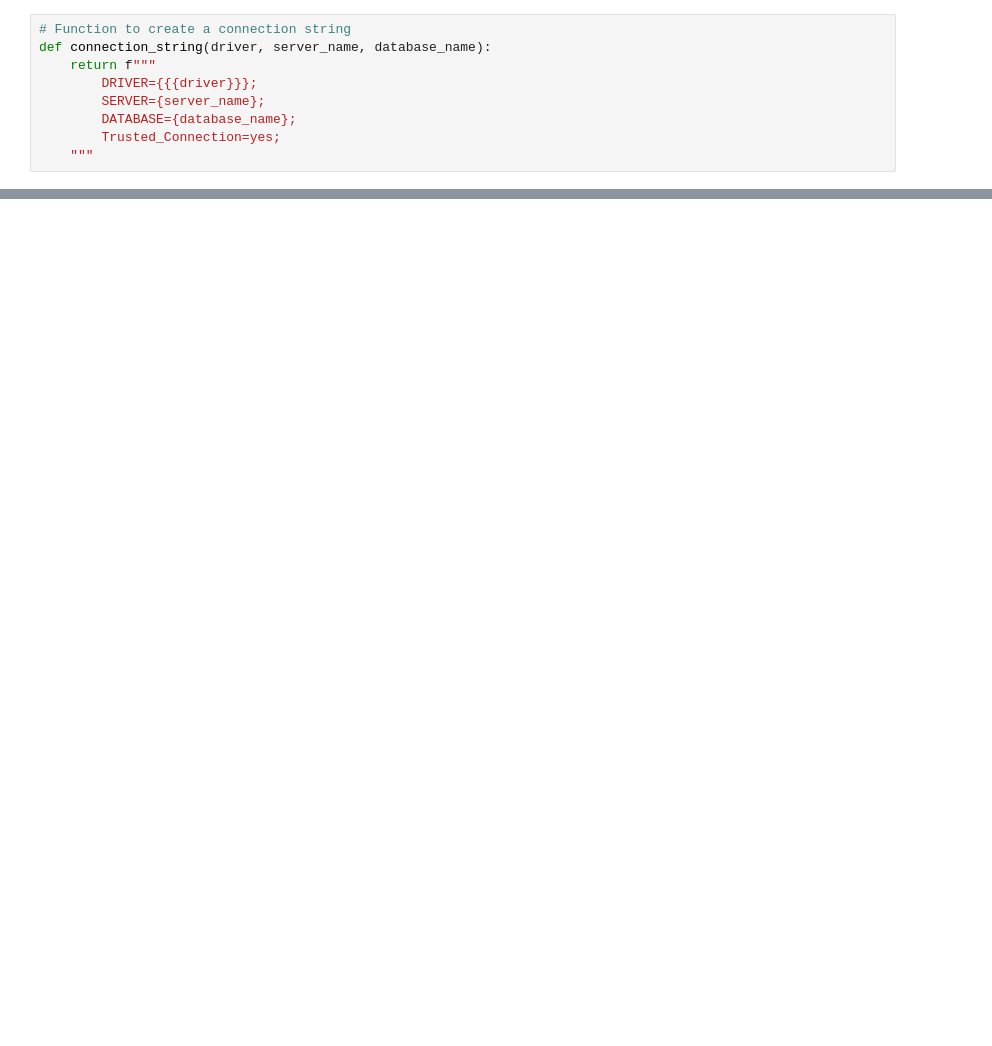
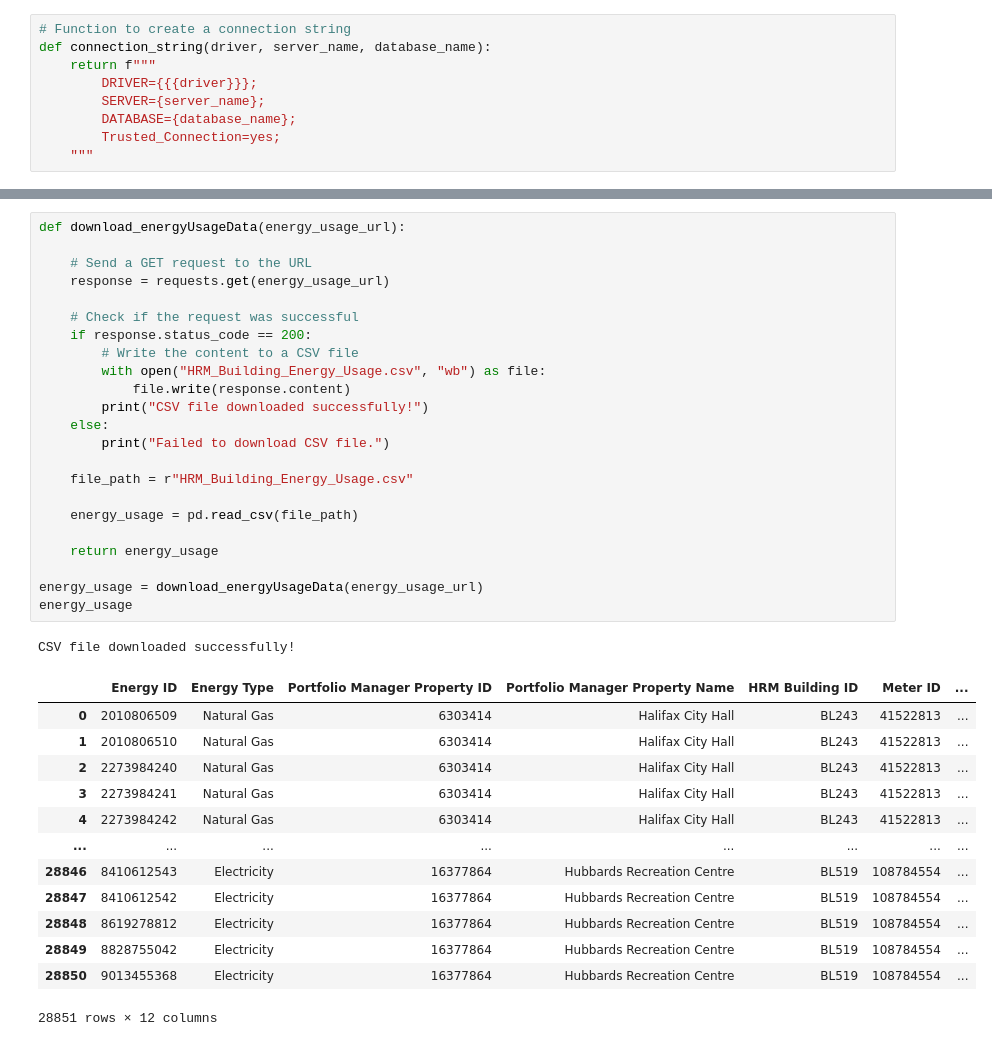
Before and after one commit to ChanyoungLee0476/HRM_EnergyConsumption, a Jupyter notebook: EnergyConsumption.ipynb, the cells around one changed output, grey strips where cells are left out. Drawn from its saved outputs; the diff is of its cells as text; blank space fills up the shorter version.

```diff
--- a/EnergyConsumption.ipynb
+++ b/EnergyConsumption.ipynb
@@ -471,0 +577,38 @@ building_energy
+# %%
+def download_energyUsageData(energy_usage_url):
+
+    # Send a GET request to the URL
+    response = requests.get(energy_usage_url)
+
+    # Check if the request was successful
+    if response.status_code == 200:
+        # Write the content to a CSV file
+        with open("HRM_Building_Energy_Usage.csv", "wb") as file:
+            file.write(response.content)
+        print("CSV file downloaded successfully!")
+    else:
+        print("Failed to download CSV file.")
+
+    file_path = r"HRM_Building_Energy_Usage.csv"
+
+    energy_usage = pd.read_csv(file_path)
+
+    return energy_usage
+
+energy_usage = download_energyUsageData(energy_usage_url)
+energy_usage
+# %% [output]
+CSV file downloaded successfully!
+|  | Energy ID | Energy Type | Portfolio Manager Property ID | Portfolio Manager Property Name | HRM Building ID | Meter ID | ... |
+| 0 | 2010806509 | Natural Gas | 6303414 | Halifax City Hall | BL243 | 41522813 | ... |
+| 1 | 2010806510 | Natural Gas | 6303414 | Halifax City Hall | BL243 | 41522813 | ... |
+| 2 | 2273984240 | Natural Gas | 6303414 | Halifax City Hall | BL243 | 41522813 | ... |
+| 3 | 2273984241 | Natural Gas | 6303414 | Halifax City Hall | BL243 | 41522813 | ... |
+| 4 | 2273984242 | Natural Gas | 6303414 | Halifax City Hall | BL243 | 41522813 | ... |
+| ... | ... | ... | ... | ... | ... | ... | ... |
+| 28846 | 8410612543 | Electricity | 16377864 | Hubbards Recreation Centre | BL519 | 108784554 | ... |
+| 28847 | 8410612542 | Electricity | 16377864 | Hubbards Recreation Centre | BL519 | 108784554 | ... |
+| 28848 | 8619278812 | Electricity | 16377864 | Hubbards Recreation Centre | BL519 | 108784554 | ... |
+| 28849 | 8828755042 | Electricity | 16377864 | Hubbards Recreation Centre | BL519 | 108784554 | ... |
+| 28850 | 9013455368 | Electricity | 16377864 | Hubbards Recreation Centre | BL519 | 108784554 | ... |
+28851 rows × 12 columns
```
Also changed, not shown: parts of 31 cells of this notebook, 9 other files.
